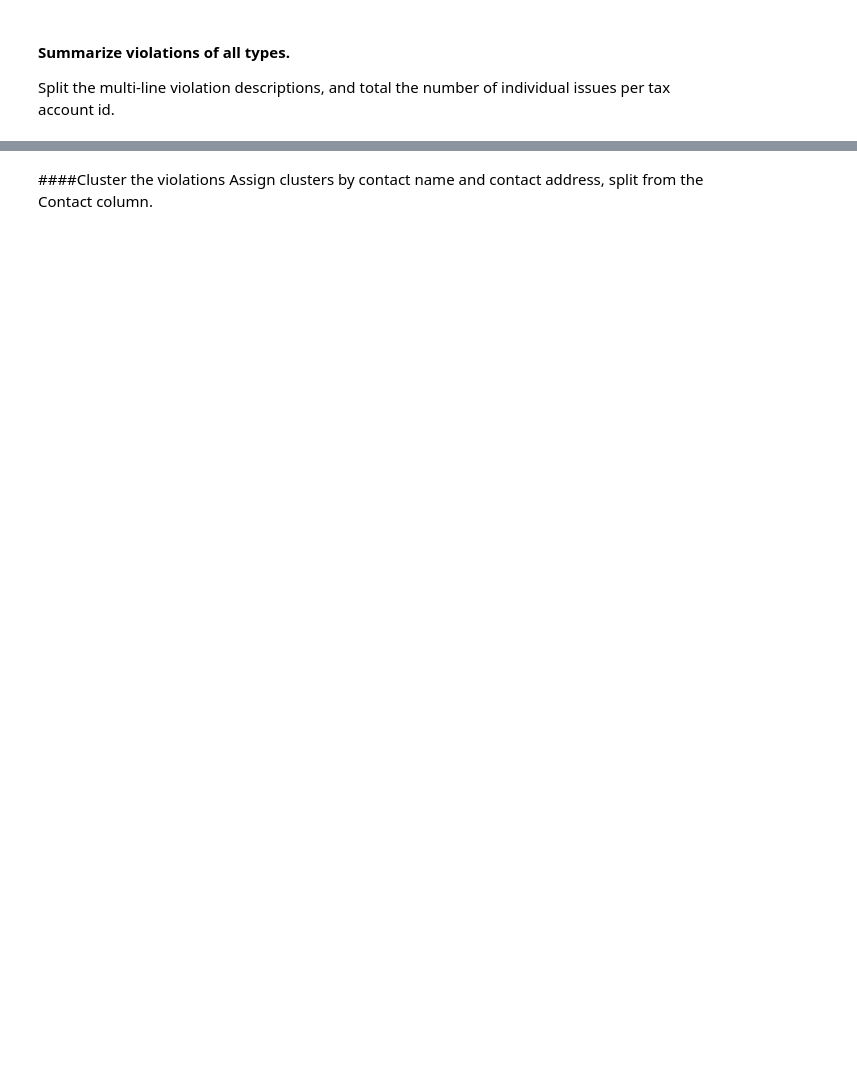
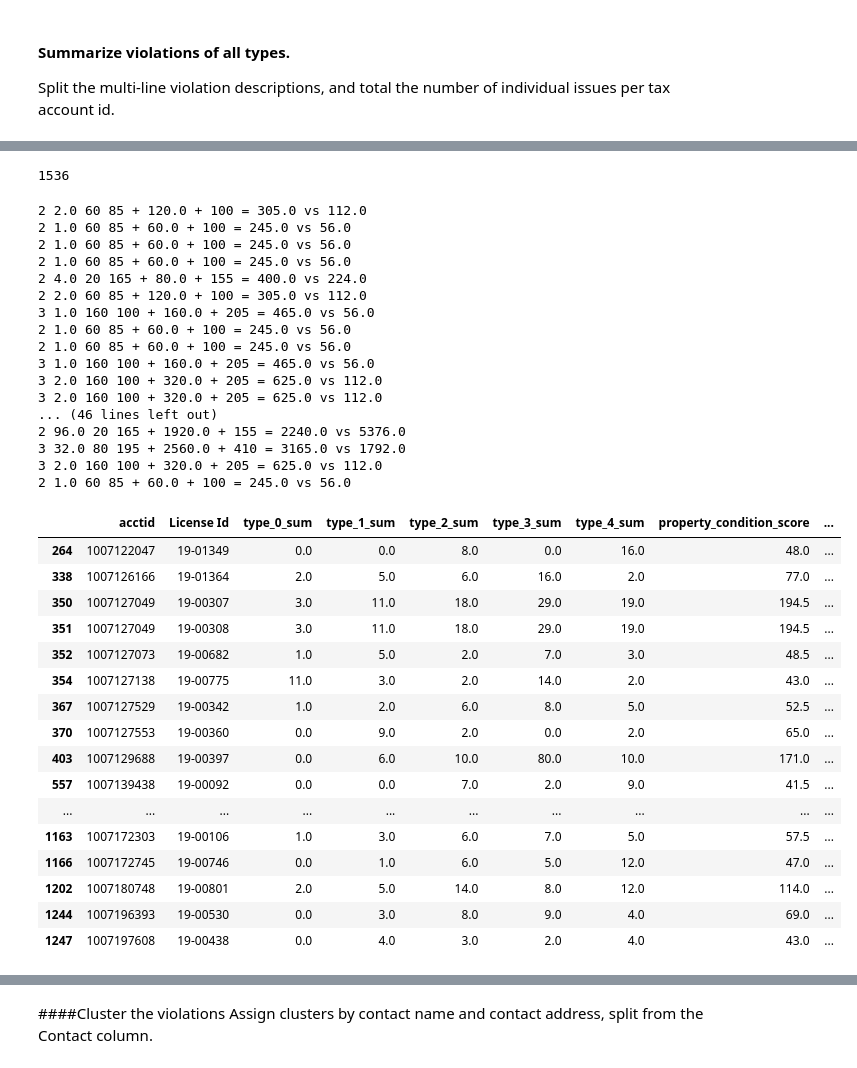
Before and after one commit to g1boss/can_ratings, a Jupyter notebook: src/python/notebooks/violations-etl.ipynb, the cells around one changed output, grey strips where cells are left out. Cells and saved outputs as stored; diff of their text form; code cells hidden in the pictures; blank space fills up the shorter version.

```diff
--- a/src/python/notebooks/violations-etl.ipynb
+++ b/src/python/notebooks/violations-etl.ipynb
@@ -132,0 +103,13 @@ violations = violations.query('APN.str.contains("[0-9]+")',engine='python')
+# %%
+import re
+
+def split_violations(x):
+  temp = re.sub(r'[-\n:]+','',x).lower().strip()
+  temp = re.split(r'(closed|open)',temp)
+  return [x.strip() for x in temp if not 'closed' in x and not 'open' in x and x.strip() != '']
+
+print(len(violations))
+violations['vtypes'] = violations.apply(lambda x: split_violations(x['Violation(s)']),axis=1)
+
+v_flat = violations.explode('vtypes')
+len(v_flat)
@@ -135,0 +143,5 @@ Split the multi-line violation descriptions, and total the number of individual
+# %%
+import numpy as np
+ht_score = v_flat.groupby(['APN','address']).agg({'type_0':['sum'],'type_1':['sum'],'type_2':['sum'],'type_3':['sum'],'type_4':['sum']})
+ht_score.columns = ['_'.join(col).strip() for col in ht_score.columns.values]
+#ht_score
@@ -135,0 +230,61 @@ Split the multi-line violation descriptions, and total the number of individual
+# %%
+results = ht_score.drop(columns='address').merge(rentals,on='acctid',how='right')
+results.columns
+
+aggregation_map = dict(zip(results.columns,['first' for k in range(len(results.columns))]))
+for k in ['type_0_sum','type_1_sum', 'type_2_sum', 'type_3_sum','type_4_sum','property_condition_score']:
+  aggregation_map[k] = 'sum'
+# %%
+#results = ht_score.drop(columns='address').merge(rentals,on='acctid',how='right')
+#results.property_condition_tier = results.property_condition_tier.fillna(1)
+results = results.fillna(0)
+print(len(results))
+results = results.merge(cambridge_apns,on='acctid',how='inner')
+
+# THE FIX!!
+results = results.groupby(['acctid','License Id']).agg(aggregation_map)
+results['property_condition_tier'] = results.apply(lambda x: pc_tier(x.property_condition_score),axis=1)
+results = results.drop(columns=['acctid','License Id']).reset_index()
+# %% [output]
+1536
+# %%
+results['fee'] = results.apply(lambda x: pc_fee(x.property_condition_tier,x['RENTAL']),axis=1)
+results['std_fee'] = results.apply(lambda x: x['RENTAL'] * 56,axis=1)
+results.accitid = results.acctid.astype(int)
+results.drop_duplicates(inplace=True)
+results[results.property_condition_tier > 2]
+# %% [output]
+2 2.0 60 85 + 120.0 + 100 = 305.0 vs 112.0
+2 1.0 60 85 + 60.0 + 100 = 245.0 vs 56.0
+2 1.0 60 85 + 60.0 + 100 = 245.0 vs 56.0
+2 1.0 60 85 + 60.0 + 100 = 245.0 vs 56.0
+2 4.0 20 165 + 80.0 + 155 = 400.0 vs 224.0
+2 2.0 60 85 + 120.0 + 100 = 305.0 vs 112.0
+3 1.0 160 100 + 160.0 + 205 = 465.0 vs 56.0
+2 1.0 60 85 + 60.0 + 100 = 245.0 vs 56.0
+2 1.0 60 85 + 60.0 + 100 = 245.0 vs 56.0
+3 1.0 160 100 + 160.0 + 205 = 465.0 vs 56.0
+3 2.0 160 100 + 320.0 + 205 = 625.0 vs 112.0
+3 2.0 160 100 + 320.0 + 205 = 625.0 vs 112.0
+... (46 lines left out)
+2 96.0 20 165 + 1920.0 + 155 = 2240.0 vs 5376.0
+3 32.0 80 195 + 2560.0 + 410 = 3165.0 vs 1792.0
+3 2.0 160 100 + 320.0 + 205 = 625.0 vs 112.0
+2 1.0 60 85 + 60.0 + 100 = 245.0 vs 56.0
+|  | acctid | License Id | type_0_sum | type_1_sum | type_2_sum | type_3_sum | type_4_sum | property_condition_score | ... |
+| 264 | 1007122047 | 19-01349 | 0.0 | 0.0 | 8.0 | 0.0 | 16.0 | 48.0 | ... |
+| 338 | 1007126166 | 19-01364 | 2.0 | 5.0 | 6.0 | 16.0 | 2.0 | 77.0 | ... |
+| 350 | 1007127049 | 19-00307 | 3.0 | 11.0 | 18.0 | 29.0 | 19.0 | 194.5 | ... |
+| 351 | 1007127049 | 19-00308 | 3.0 | 11.0 | 18.0 | 29.0 | 19.0 | 194.5 | ... |
+| 352 | 1007127073 | 19-00682 | 1.0 | 5.0 | 2.0 | 7.0 | 3.0 | 48.5 | ... |
+| 354 | 1007127138 | 19-00775 | 11.0 | 3.0 | 2.0 | 14.0 | 2.0 | 43.0 | ... |
+| 367 | 1007127529 | 19-00342 | 1.0 | 2.0 | 6.0 | 8.0 | 5.0 | 52.5 | ... |
+| 370 | 1007127553 | 19-00360 | 0.0 | 9.0 | 2.0 | 0.0 | 2.0 | 65.0 | ... |
+| 403 | 1007129688 | 19-00397 | 0.0 | 6.0 | 10.0 | 80.0 | 10.0 | 171.0 | ... |
+| 557 | 1007139438 | 19-00092 | 0.0 | 0.0 | 7.0 | 2.0 | 9.0 | 41.5 | ... |
+| ... | ... | ... | ... | ... | ... | ... | ... | ... | ... |
+| 1163 | 1007172303 | 19-00106 | 1.0 | 3.0 | 6.0 | 7.0 | 5.0 | 57.5 | ... |
+| 1166 | 1007172745 | 19-00746 | 0.0 | 1.0 | 6.0 | 5.0 | 12.0 | 47.0 | ... |
+| 1202 | 1007180748 | 19-00801 | 2.0 | 5.0 | 14.0 | 8.0 | 12.0 | 114.0 | ... |
+| 1244 | 1007196393 | 19-00530 | 0.0 | 3.0 | 8.0 | 9.0 | 4.0 | 69.0 | ... |
+| 1247 | 1007197608 | 19-00438 | 0.0 | 4.0 | 3.0 | 2.0 | 4.0 | 43.0 | ... |
```
Also changed, not shown: parts of 32 cells of this notebook, 3 other files.
